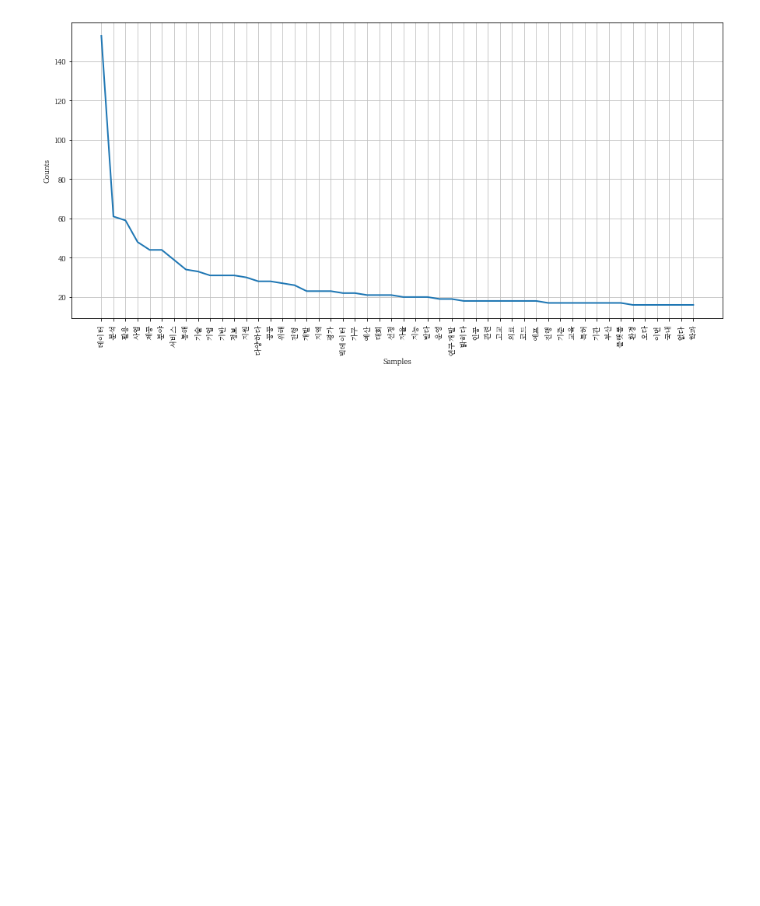
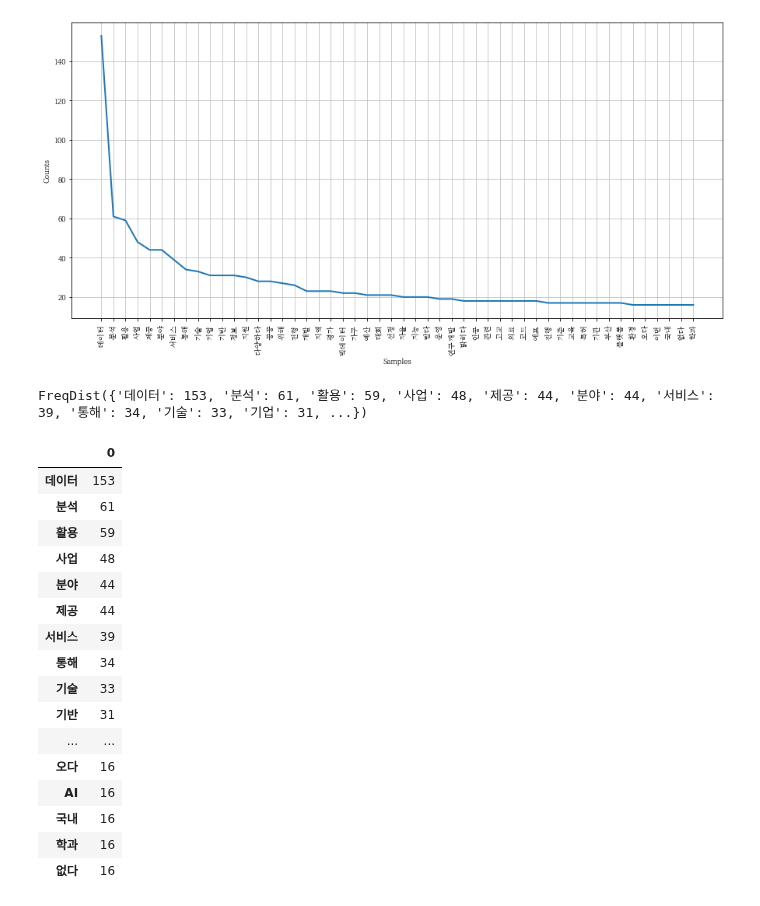
Before and after one commit to ljh15952/AI_Study, a Jupyter notebook: WorldCloud_for_text_data/KoreanTextAnalysis.ipynb, the cells around one changed output. Cells and saved outputs as stored; diff of their text form; code cells hidden in the pictures; blank space fills up the shorter version.

```diff
--- a/WorldCloud_for_text_data/KoreanTextAnalysis.ipynb
+++ b/WorldCloud_for_text_data/KoreanTextAnalysis.ipynb
@@ -312,3 +312,37 @@ word_counted.plot(50) # "plot" the graph 상위 50개 단어 보여줌
 # 2-5) 단어 등장 빈도 시각화 (막대 그래프)
 # 막대그래프로의 시각화는 NLTK 의 함수만으로 진행하기 어려우므로,
 # NLTK의 FreqDist 함수를 적용한 후 Pandas의 Dataframe에 데이터를 담은 다음 시각화 진행
+
+word_frequency = nltk.FreqDist(word_cleaned) # Frequency Distribution
+word_frequency
+# %% [output]
+FreqDist({'데이터': 153, '분석': 61, '활용': 59, '사업': 48, '제공': 44, '분야': 44, '서비스': 39, '통해': 34, '기술': 33, '기업': 31, ...})
+# %%
+# 단어 빈도가 담긴 Dist 로부터 값을 가져와 DataFrame을 만듭니다.
+df = pd.DataFrame(list(word_frequency.values()), word_frequency.keys())
+
+# 빈도 내림차순으로 정렬
+result = df.sort_values([0], ascending=False)
+
+# 전체 데이터(단어 수)는 너무 많기 때문에 출현 횟수 상위 50개만 가져와 시각화
+result = result[:50]
+
+result
+# %% [output]
+|  | 0 |
+| 데이터 | 153 |
+| 분석 | 61 |
+| 활용 | 59 |
+| 사업 | 48 |
+| 분야 | 44 |
+| 제공 | 44 |
+| 서비스 | 39 |
+| 통해 | 34 |
+| 기술 | 33 |
+| 기반 | 31 |
+| ... | ... |
+| 오다 | 16 |
+| AI | 16 |
+| 국내 | 16 |
+| 학과 | 16 |
+| 없다 | 16 |
```
Also changed, not shown: parts of 1 cell of this notebook.
